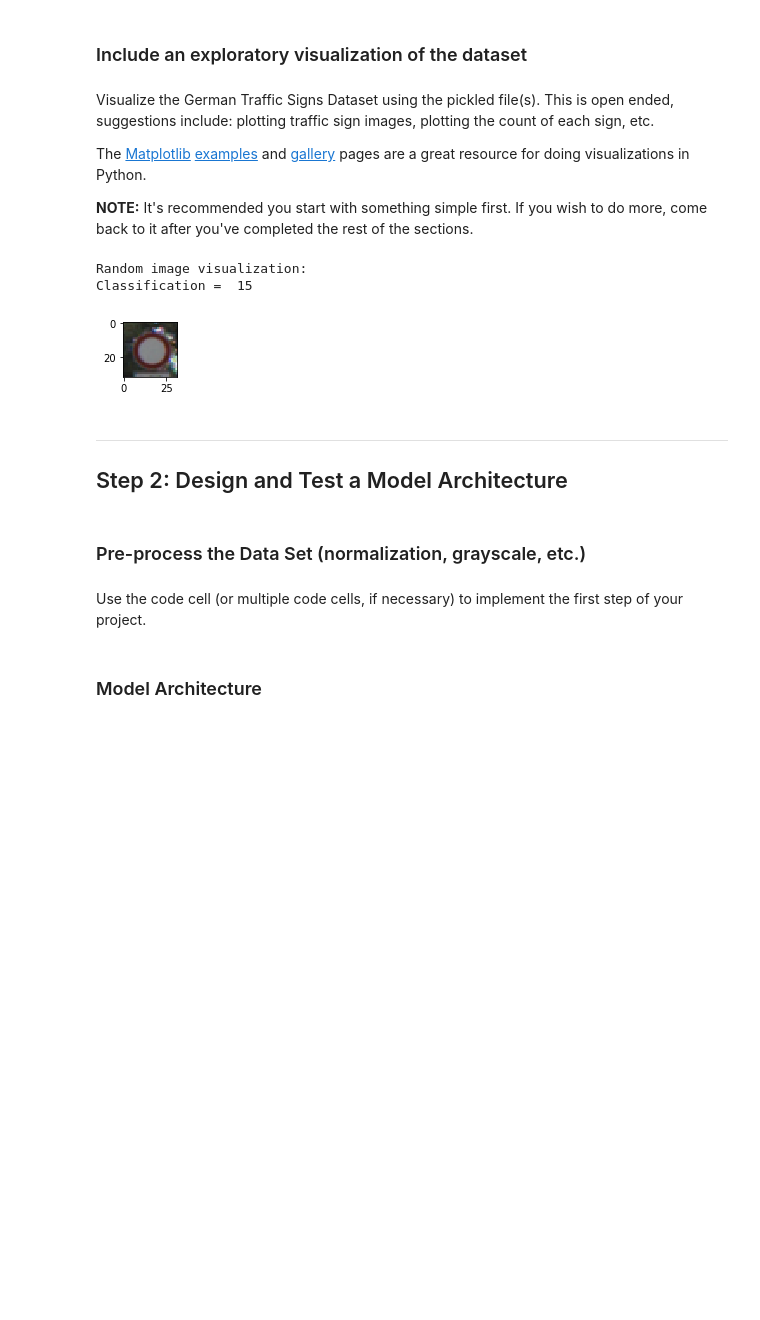
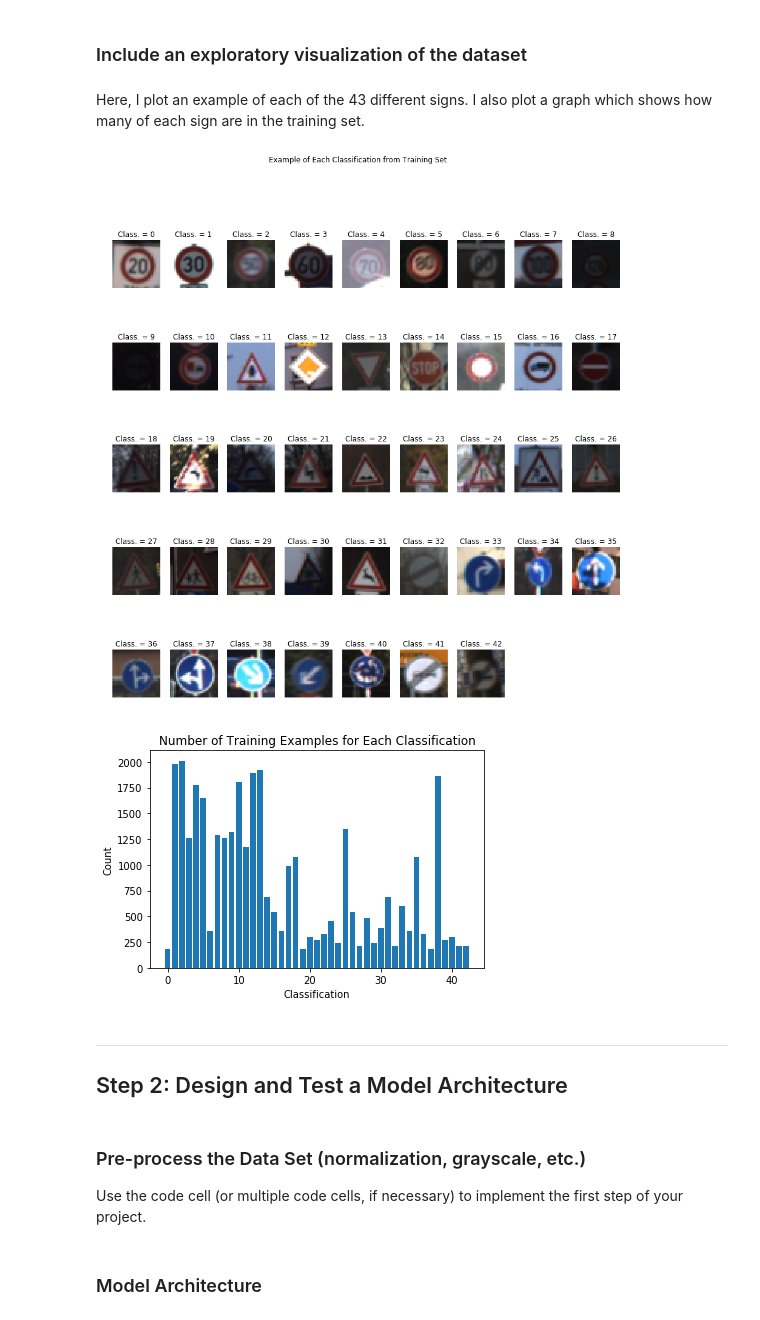
Before and after one commit to travis-k/CarND, a Jupyter notebook: Project 2 - Traffic Signal Classifier (Neural Network)/Traffic_Sign_Classifier.ipynb, the cells around one changed output. Drawn from its saved outputs; the diff is of its cells as text; code cells hidden in the pictures; blank space fills up the shorter version.

Commit message:
Preparing project for submission, creating plots and finishing ipynb file

```diff
--- a/Project 2 - Traffic Signal Classifier (Neural Network)/Traffic_Sign_Classifier.ipynb
+++ b/Project 2 - Traffic Signal Classifier (Neural Network)/Traffic_Sign_Classifier.ipynb
@@ -87,38 +87,43 @@ Image data shape = (32, 32, 3)
 Number of classes = 42
 # %% [markdown]
 ### Include an exploratory visualization of the dataset
-# %% [markdown]
-Visualize the German Traffic Signs Dataset using the pickled file(s). This is open ended, suggestions include: plotting traffic sign images, plotting the count of each sign, etc.
-
-The [Matplotlib](http://matplotlib.org/) [examples](http://matplotlib.org/examples/index.html) and [gallery](http://matplotlib.org/gallery.html) pages are a great resource for doing visualizations in Python.
-
-**NOTE:** It's recommended you start with something simple first. If you wish to do more, come back to it after you've completed the rest of the sections.
-# %%
-# Displaying a random sign from the training set, and printing its classification
-import random
-import matplotlib.pyplot as plt
-
-%matplotlib inline
-
-index = random.randint(0, len(X_train))
-image = X_train[index].squeeze()
-
-plt.figure(figsize=(1,1))
-plt.imshow(image)
-print("\nRandom image visualization:")
-print("Classification = ", y_train[index])
-# %% [output]
-Random image visualization:
-Classification =  15
-[figure, removed]
+# %% [markdown]
+Here, I plot an example of each of the 43 different signs. I also plot a graph which shows how many of each sign are in the training set.
+# %%
+# Displaying a random sign from the training set, and printing its classification
+import random
+import matplotlib.pyplot as plt
+import numpy as np
+
+%matplotlib inline
+
+[classes, idx, counts] = np.unique(y_train, return_index=True, return_counts=True)
+
+plt.figure(num=1,figsize=(15,15))
+plt.suptitle('Example of Each Classification from Training Set')
+for i in range(1,44):
+    image = X_train[idx[i-1]].squeeze()
+    plt.subplot(5,9, i) # sets the number of feature maps to show on each row and column
+    plt.title('Class. = ' + str(i-1)) # displays the feature map number
+    plt.axis('off')
+    plt.imshow(image)
+
+plt.figure(num=2)
+plt.bar(classes, counts)
+plt.ylabel('Count')
+plt.xlabel('Classification')
+plt.title('Number of Training Examples for Each Classification')
+plt.show()
+# %% [output]
+[figure, added]
+[figure, added]
 # %% [markdown]
 ----
 
 ## Step 2: Design and Test a Model Architecture
 # %% [markdown]
 ### Pre-process the Data Set (normalization, grayscale, etc.)
+Use the code cell (or multiple code cells, if necessary) to implement the first step of your project.
-# %% [markdown]
-Use the code cell (or multiple code cells, if necessary) to implement the first step of your project.
 # %%
 ### Preprocess the data here. Preprocessing steps could include normalization, converting to grayscale, etc.
 ### Feel free to use as many code cells as needed.
```
Also changed, not shown: parts of 12 cells of this notebook, 9 other files.
